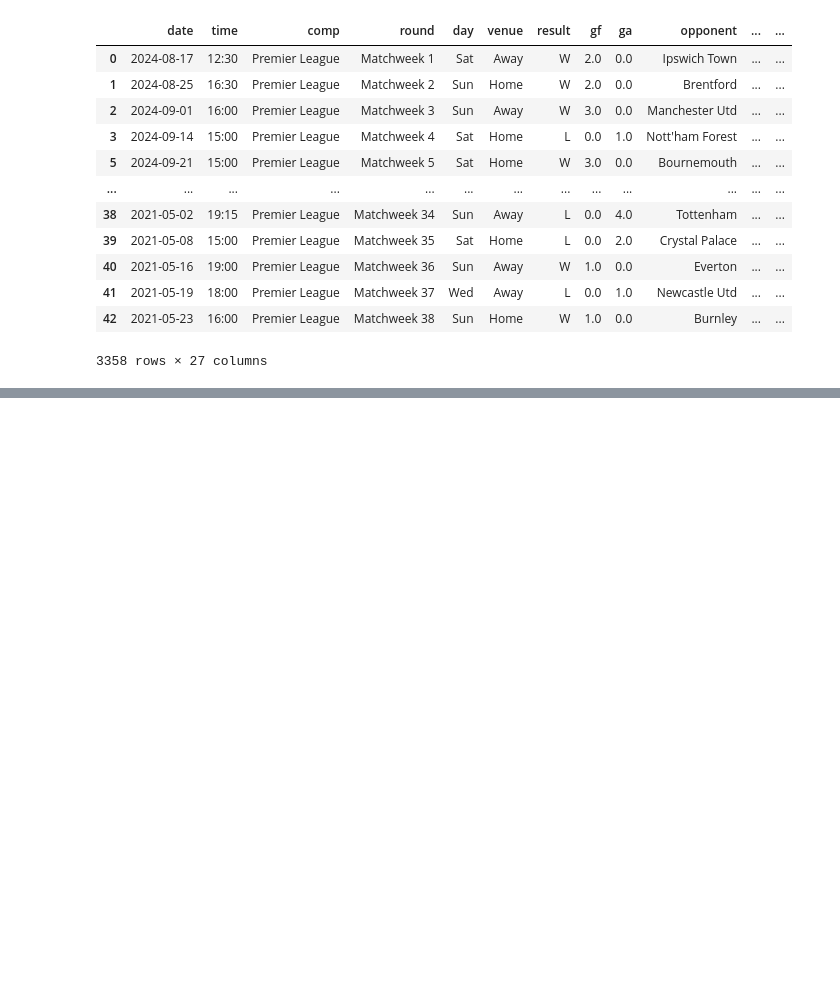
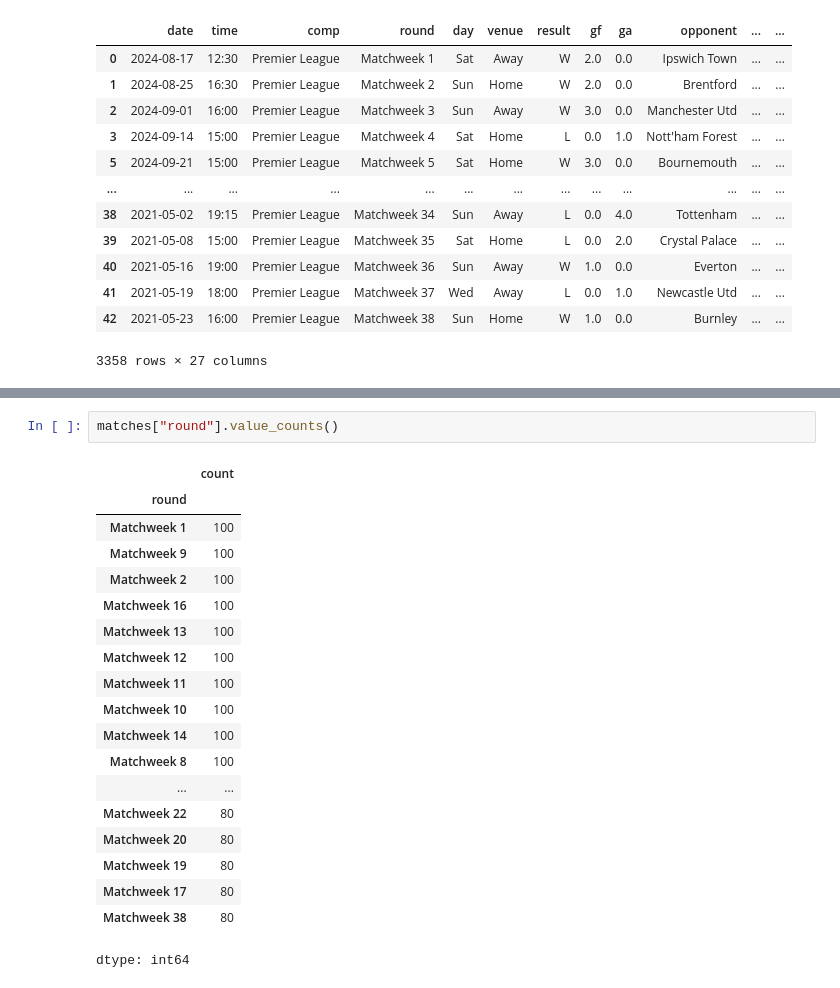
Before and after one commit to muhammadadeel22/Premier-League-Football-Prediction, a Jupyter notebook: EPL_Prediction.ipynb, the cells around one changed output, grey strips where cells are left out. Cells and saved outputs as stored; diff of their text form; blank space fills up the shorter version.

```diff
--- a/EPL_Prediction.ipynb
+++ b/EPL_Prediction.ipynb
@@ -25,0 +70,22 @@ matches
+# %%
+matches["round"].value_counts()
+# %% [output]
+|  | count |
+| round |  |
+| Matchweek 1 | 100 |
+| Matchweek 9 | 100 |
+| Matchweek 2 | 100 |
+| Matchweek 16 | 100 |
+| Matchweek 13 | 100 |
+| Matchweek 12 | 100 |
+| Matchweek 11 | 100 |
+| Matchweek 10 | 100 |
+| Matchweek 14 | 100 |
+| Matchweek 8 | 100 |
+| ... | ... |
+| Matchweek 22 | 80 |
+| Matchweek 20 | 80 |
+| Matchweek 19 | 80 |
+| Matchweek 17 | 80 |
+| Matchweek 38 | 80 |
+dtype: int64
```
Also changed, not shown: parts of 9 cells of this notebook.
